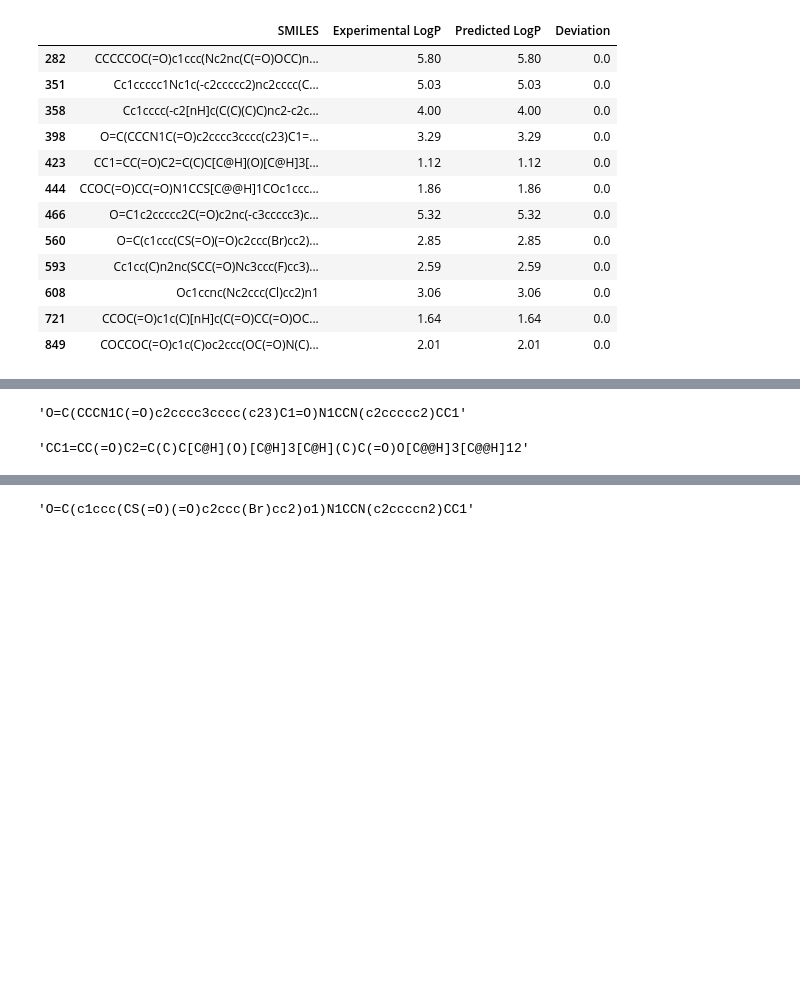
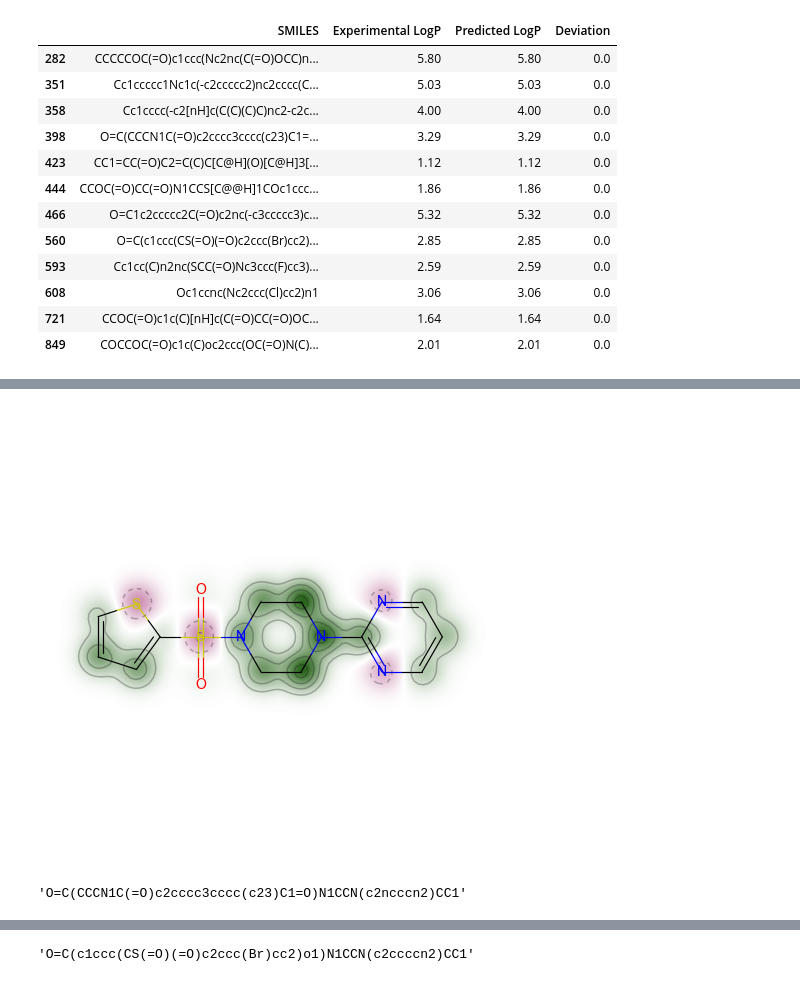
Before and after one commit to jamesleocodes/p_chem_CEVR, a Jupyter notebook: logP/mlp_deviations.ipynb, the cells around one changed output, grey strips where cells are left out. Drawn from its saved outputs; the diff is of its cells as text; code cells hidden in the pictures; blank space fills up the shorter version.

```diff
--- a/logP/mlp_deviations.ipynb
+++ b/logP/mlp_deviations.ipynb
@@ -396,8 +414,14 @@ mlp_df_copy[mlp_df_copy['Experimental LogP']==mlp_df_copy['Predicted LogP']]
+# %%
+import matplotlib.pyplot as plt
+mol = Chem.MolFromSmiles('O=S(=O)(c1cccs1)N1CCN(c2ncccn2)CC1')
+refmol = Chem.MolFromSmiles('O=C(CCCN1C(=O)c2cccc3cccc(c23)C1=O)N1CCN(c2ccccc2)CC1')
+fp = SimilarityMaps.GetMorganFingerprint(mol, fpType='bv')
+fig, maxweight = SimilarityMaps.GetSimilarityMapForFingerprint(refmol, mol, SimilarityMaps.GetMorganFingerprint,contourLines=7,alpha=0.3)
+# plt.tight_layout()
+plt.savefig('sm2.png',dpi=300,bbox_inches='tight')
+# %% [output]
+[figure, added]
 # %%
-mlp_df_copy.iloc[398]['SMILES']
+mlp_df_copy.iloc[683]['SMILES']
 # %% [output]
-'O=C(CCCN1C(=O)c2cccc3cccc(c23)C1=O)N1CCN(c2ccccc2)CC1'
+'O=C(CCCN1C(=O)c2cccc3cccc(c23)C1=O)N1CCN(c2ncccn2)CC1'
-# %%
-mlp_df_copy.iloc[423]['SMILES']
-# %% [output]
-'CC1=CC(=O)C2=C(C)C[C@H](O)[C@H]3[C@H](C)C(=O)O[C@@H]3[C@@H]12'
```
Also changed, not shown: parts of 14 cells of this notebook, 3 other files.
